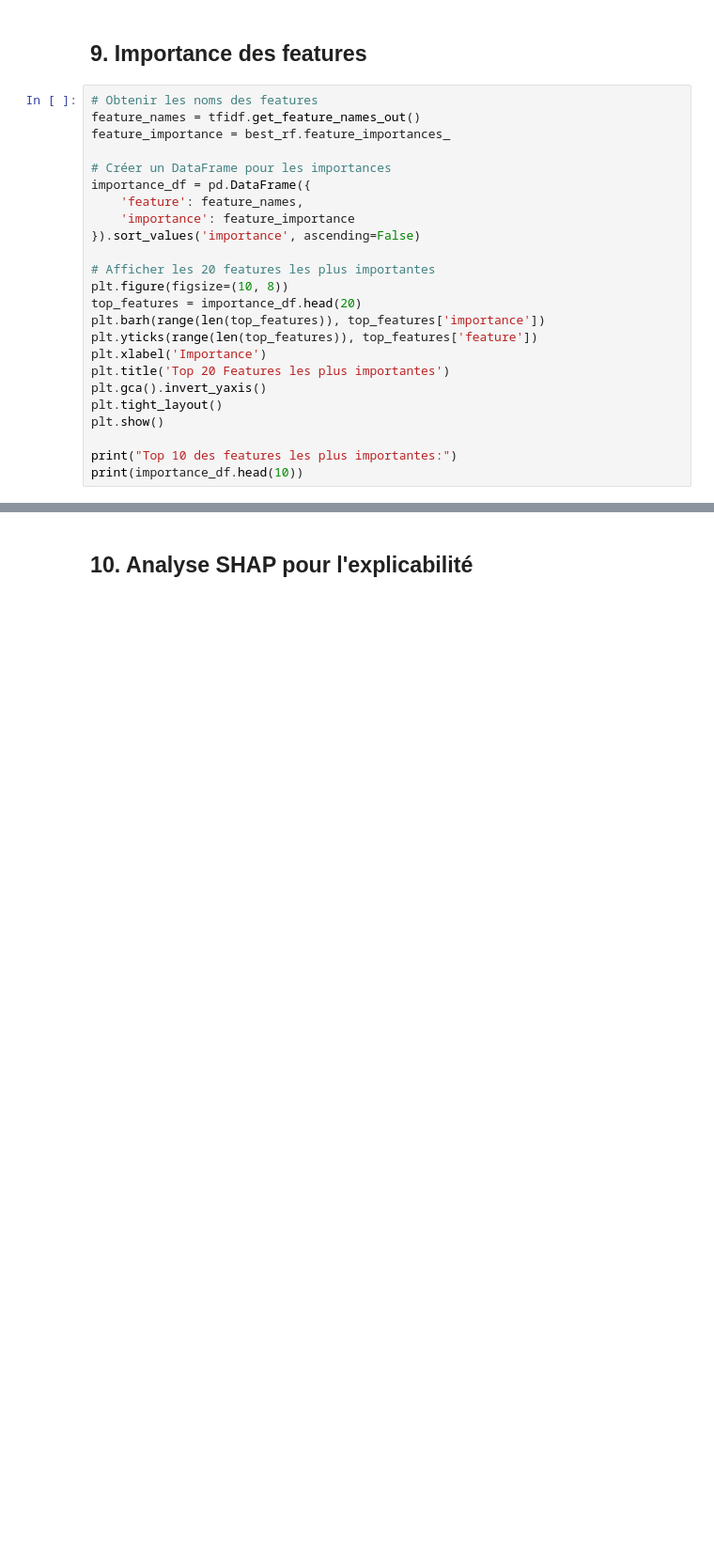
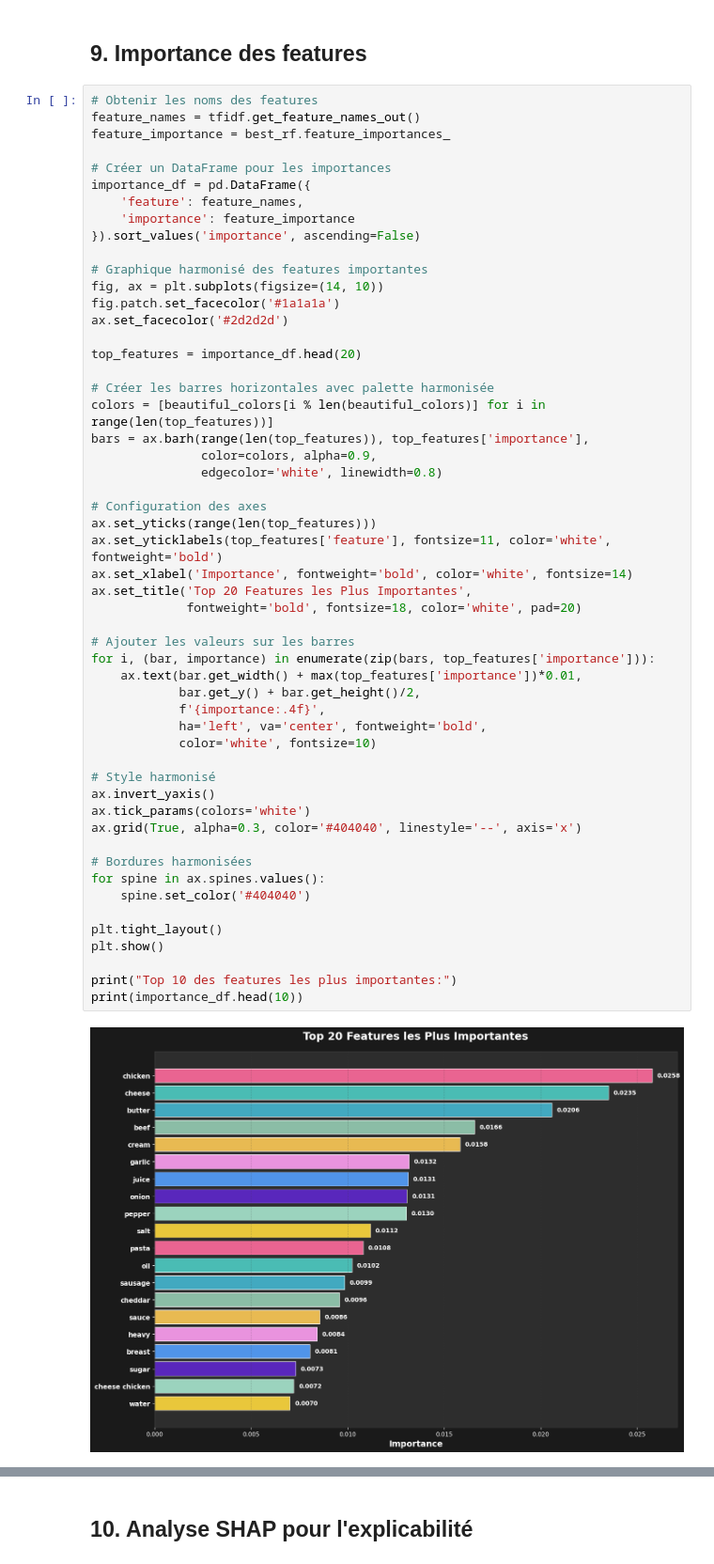
Before and after one commit to laurentf/itadaki-ML, a Jupyter notebook: calorie_prediction_notebook.ipynb, the cells around one changed output, grey strips where cells are left out. Shown at 94% size. Drawn from its saved outputs; the diff is of its cells as text; blank space fills up the shorter version.

```diff
--- a/calorie_prediction_notebook.ipynb
+++ b/calorie_prediction_notebook.ipynb
@@ -339,24 +594,55 @@ print(f"Score moyen: {cv_scores.mean():.4f} (+/- {cv_scores.std() * 2:.4f})")
 # %%
 # Obtenir les noms des features
 feature_names = tfidf.get_feature_names_out()
 feature_importance = best_rf.feature_importances_
 
 # Créer un DataFrame pour les importances
 importance_df = pd.DataFrame({
     'feature': feature_names,
     'importance': feature_importance
 }).sort_values('importance', ascending=False)
 
-# Afficher les 20 features les plus importantes
-plt.figure(figsize=(10, 8))
+# Graphique harmonisé des features importantes
+fig, ax = plt.subplots(figsize=(14, 10))
+fig.patch.set_facecolor('#1a1a1a')
+ax.set_facecolor('#2d2d2d')
+
 top_features = importance_df.head(20)
-plt.barh(range(len(top_features)), top_features['importance'])
-plt.yticks(range(len(top_features)), top_features['feature'])
-plt.xlabel('Importance')
-plt.title('Top 20 Features les plus importantes')
-plt.gca().invert_yaxis()
+
+# Créer les barres horizontales avec palette harmonisée
+colors = [beautiful_colors[i % len(beautiful_colors)] for i in range(len(top_features))]
+bars = ax.barh(range(len(top_features)), top_features['importance'],
+               color=colors, alpha=0.9,
+               edgecolor='white', linewidth=0.8)
+
+# Configuration des axes
+ax.set_yticks(range(len(top_features)))
+ax.set_yticklabels(top_features['feature'], fontsize=11, color='white', fontweight='bold')
+ax.set_xlabel('Importance', fontweight='bold', color='white', fontsize=14)
+ax.set_title('Top 20 Features les Plus Importantes',
+             fontweight='bold', fontsize=18, color='white', pad=20)
+
+# Ajouter les valeurs sur les barres
+for i, (bar, importance) in enumerate(zip(bars, top_features['importance'])):
+    ax.text(bar.get_width() + max(top_features['importance'])*0.01,
+            bar.get_y() + bar.get_height()/2,
+            f'{importance:.4f}',
+            ha='left', va='center', fontweight='bold',
+            color='white', fontsize=10)
+
+# Style harmonisé
+ax.invert_yaxis()
+ax.tick_params(colors='white')
+ax.grid(True, alpha=0.3, color='#404040', linestyle='--', axis='x')
+
+# Bordures harmonisées
+for spine in ax.spines.values():
+    spine.set_color('#404040')
+
 plt.tight_layout()
 plt.show()
 
 print("Top 10 des features les plus importantes:")
 print(importance_df.head(10))
+# %% [output]
+[figure, added]
```
Also changed, not shown: parts of 21 cells of this notebook, 3 other files.
